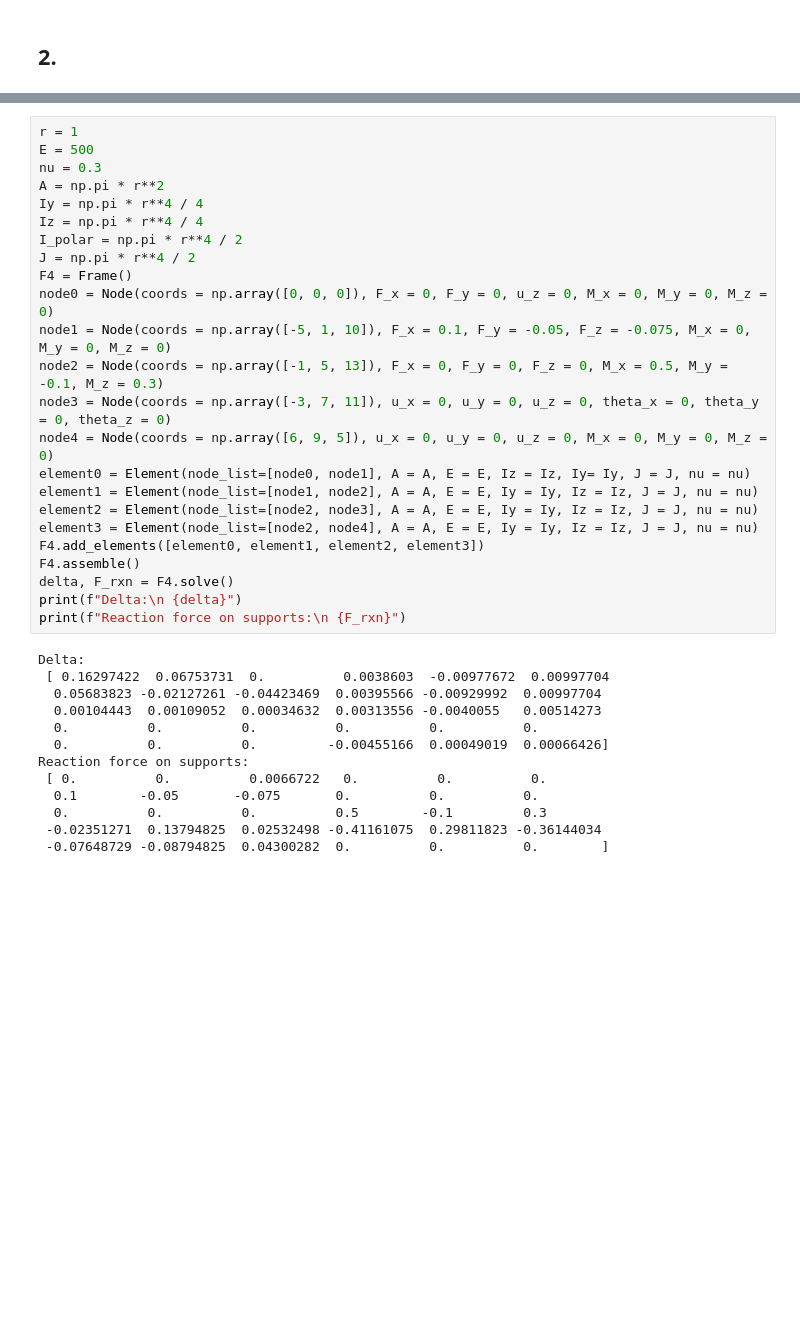
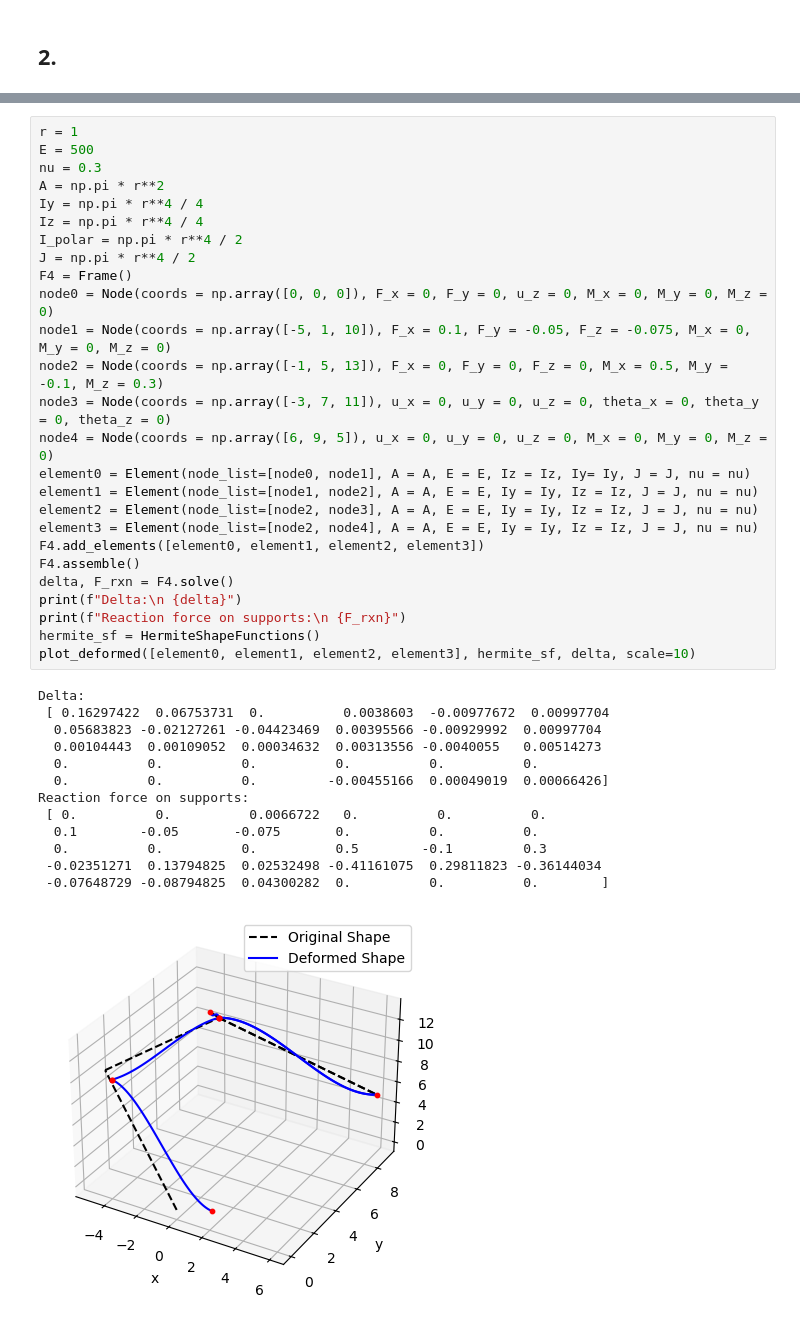
Before and after one commit to erfanhamdi/mastanJ, a Jupyter notebook: tutorials.ipynb, the cells around one changed output, grey strips where cells are left out. Drawn from its saved outputs; the diff is of its cells as text; blank space fills up the shorter version.

```diff
--- a/tutorials.ipynb
+++ b/tutorials.ipynb
@@ -166,30 +170,33 @@ Iz = np.pi * r**4 / 4
 I_polar = np.pi * r**4 / 2
 J = np.pi * r**4 / 2
 F4 = Frame()
 node0 = Node(coords = np.array([0, 0, 0]), F_x = 0, F_y = 0, u_z = 0, M_x = 0, M_y = 0, M_z = 0)
 node1 = Node(coords = np.array([-5, 1, 10]), F_x = 0.1, F_y = -0.05, F_z = -0.075, M_x = 0, M_y = 0, M_z = 0)
 node2 = Node(coords = np.array([-1, 5, 13]), F_x = 0, F_y = 0, F_z = 0, M_x = 0.5, M_y = -0.1, M_z = 0.3)
 node3 = Node(coords = np.array([-3, 7, 11]), u_x = 0, u_y = 0, u_z = 0, theta_x = 0, theta_y = 0, theta_z = 0)
 node4 = Node(coords = np.array([6, 9, 5]), u_x = 0, u_y = 0, u_z = 0, M_x = 0, M_y = 0, M_z = 0)
 element0 = Element(node_list=[node0, node1], A = A, E = E, Iz = Iz, Iy= Iy, J = J, nu = nu)
 element1 = Element(node_list=[node1, node2], A = A, E = E, Iy = Iy, Iz = Iz, J = J, nu = nu)
 element2 = Element(node_list=[node2, node3], A = A, E = E, Iy = Iy, Iz = Iz, J = J, nu = nu)
 element3 = Element(node_list=[node2, node4], A = A, E = E, Iy = Iy, Iz = Iz, J = J, nu = nu)
 F4.add_elements([element0, element1, element2, element3])
 F4.assemble()
 delta, F_rxn = F4.solve()
 print(f"Delta:\n {delta}")
 print(f"Reaction force on supports:\n {F_rxn}")
+hermite_sf = HermiteShapeFunctions()
+plot_deformed([element0, element1, element2, element3], hermite_sf, delta, scale=10)
 # %% [output]
 Delta:
  [ 0.16297422  0.06753731  0.          0.0038603  -0.00977672  0.00997704
   0.05683823 -0.02127261 -0.04423469  0.00395566 -0.00929992  0.00997704
   0.00104443  0.00109052  0.00034632  0.00313556 -0.0040055   0.00514273
   0.          0.          0.          0.          0.          0.
   0.          0.          0.         -0.00455166  0.00049019  0.00066426]
 Reaction force on supports:
  [ 0.          0.          0.0066722   0.          0.          0.
   0.1        -0.05       -0.075       0.          0.          0.
   0.          0.          0.          0.5        -0.1         0.3
  -0.02351271  0.13794825  0.02532498 -0.41161075  0.29811823 -0.36144034
  -0.07648729 -0.08794825  0.04300282  0.          0.          0.        ]
+[figure, added]
```
Also changed, not shown: parts of 2 cells of this notebook, 6 other files.
